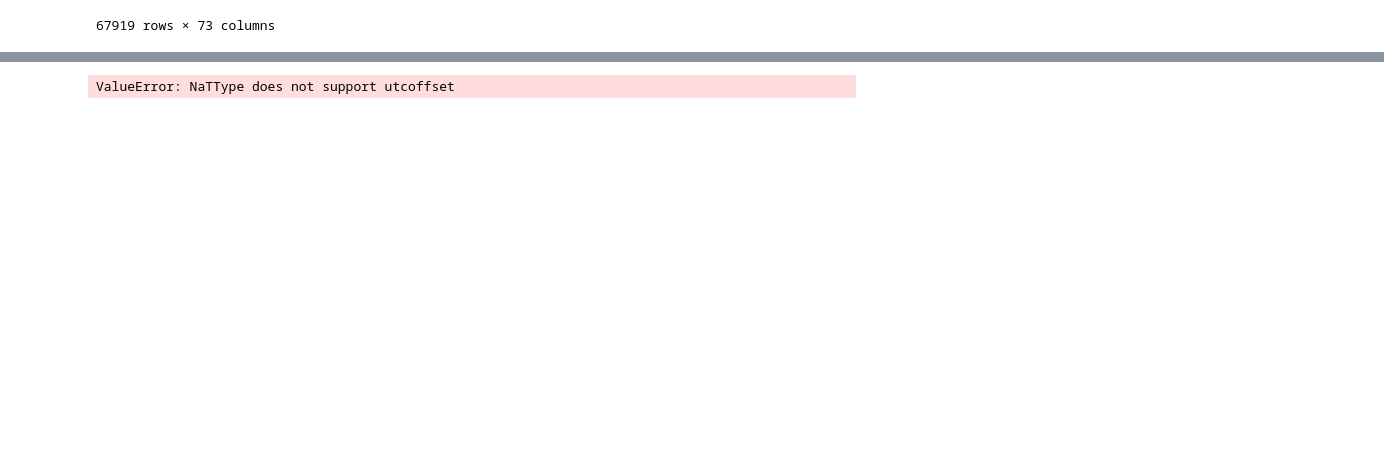
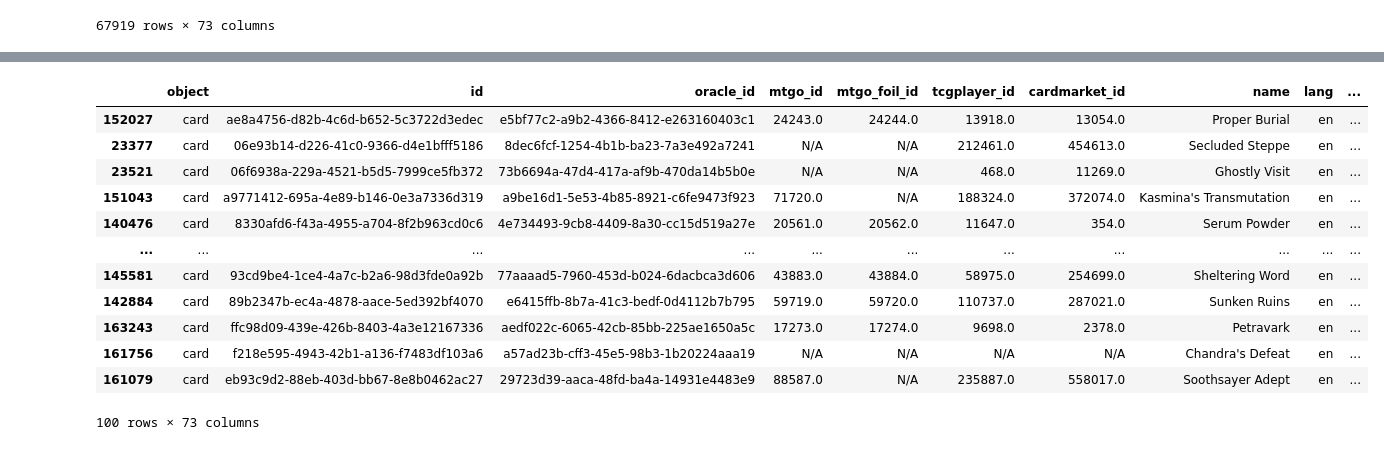
Before and after one commit to Dans1451/project2, a Jupyter notebook: Project 2 Notebook.ipynb, the cells around one changed output, grey strips where cells are left out. Drawn from its saved outputs; the diff is of its cells as text; code cells hidden in the pictures; blank space fills up the shorter version.

```diff
--- a/Project 2 Notebook.ipynb
+++ b/Project 2 Notebook.ipynb
@@ -275,5 +256,27 @@ results=merged_all_dropped_df.to_dict("records")
+# %%
+final_records_df
+# %% [output]
+|  | object | id | oracle_id | mtgo_id | mtgo_foil_id | tcgplayer_id | cardmarket_id | name | lang | ... |
+| 152027 | card | ae8a4756-d82b-4c6d-b652-5c3722d3edec | e5bf77c2-a9b2-4366-8412-e263160403c1 | 24243.0 | 24244.0 | 13918.0 | 13054.0 | Proper Burial | en | ... |
+| 23377 | card | 06e93b14-d226-41c0-9366-d4e1bfff5186 | 8dec6fcf-1254-4b1b-ba23-7a3e492a7241 | N/A | N/A | 212461.0 | 454613.0 | Secluded Steppe | en | ... |
+| 23521 | card | 06f6938a-229a-4521-b5d5-7999ce5fb372 | 73b6694a-47d4-417a-af9b-470da14b5b0e | N/A | N/A | 468.0 | 11269.0 | Ghostly Visit | en | ... |
+| 151043 | card | a9771412-695a-4e89-b146-0e3a7336d319 | a9be16d1-5e53-4b85-8921-c6fe9473f923 | 71720.0 | N/A | 188324.0 | 372074.0 | Kasmina's Transmutation | en | ... |
+| 140476 | card | 8330afd6-f43a-4955-a704-8f2b963cd0c6 | 4e734493-9cb8-4409-8a30-cc15d519a27e | 20561.0 | 20562.0 | 11647.0 | 354.0 | Serum Powder | en | ... |
+| ... | ... | ... | ... | ... | ... | ... | ... | ... | ... | ... |
+| 145581 | card | 93cd9be4-1ce4-4a7c-b2a6-98d3fde0a92b | 77aaaad5-7960-453d-b024-6dacbca3d606 | 43883.0 | 43884.0 | 58975.0 | 254699.0 | Sheltering Word | en | ... |
+| 142884 | card | 89b2347b-ec4a-4878-aace-5ed392bf4070 | e6415ffb-8b7a-41c3-bedf-0d4112b7b795 | 59719.0 | 59720.0 | 110737.0 | 287021.0 | Sunken Ruins | en | ... |
+| 163243 | card | ffc98d09-439e-426b-8403-4a3e12167336 | aedf022c-6065-42cb-85bb-225ae1650a5c | 17273.0 | 17274.0 | 9698.0 | 2378.0 | Petravark | en | ... |
+| 161756 | card | f218e595-4943-42b1-a136-f7483df103a6 | a57ad23b-cff3-45e5-98b3-1b20224aaa19 | N/A | N/A | N/A | N/A | Chandra's Defeat | en | ... |
+| 161079 | card | eb93c9d2-88eb-403d-bb67-8e8b0462ac27 | 29723d39-aaca-48fd-ba4a-14931e4483e9 | 88587.0 | N/A | 235887.0 | 558017.0 | Soothsayer Adept | en | ... |
+100 rows × 73 columns
 # %%
 
-db.MTG_Cards.insert_one({"index":"id","data":results})
+#db.MTG_Cards.insert_many({"index":"id","data":final_records})
+#db.MTG_Cards.insert_one('Outputs/records.json')
+for x in range(len(final_records_df)):
+    try:
+        results=final_records_df.iloc[x,:]
+        results_dict=results.to_dict()
+        db.MTG_Cards.insert_one({"index":"id","data":results_dict})
+    except:
+        print("this one didnt work")
-# %% [output]
-ValueError: NaTType does not support utcoffset
```
Also changed, not shown: parts of 12 cells of this notebook, 1 other file.
